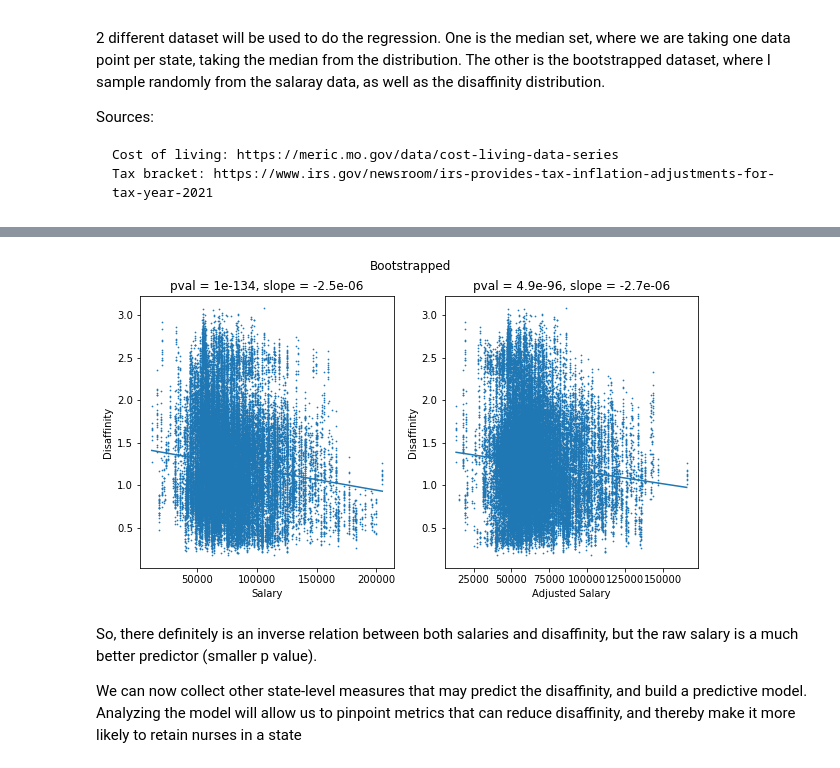
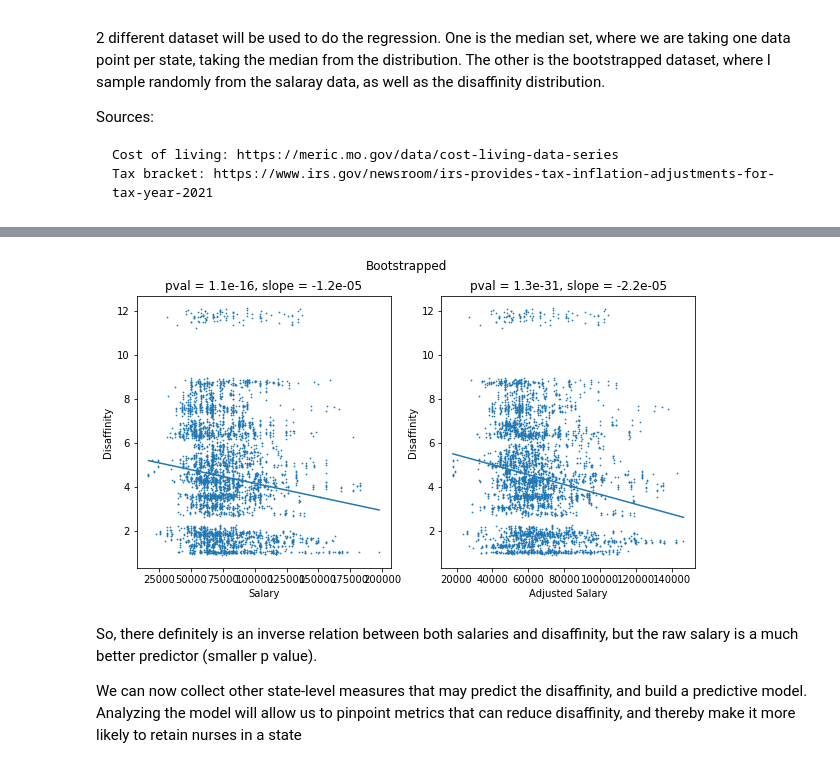
Before and after one commit to tk0802kim/Analysis-of-Nursing-Data, a Jupyter notebook: nursing_analysis.ipynb, the cells around one changed output, grey strips where cells are left out. Drawn from its saved outputs; the diff is of its cells as text; code cells hidden in the pictures.

```diff
--- a/nursing_analysis.ipynb
+++ b/nursing_analysis.ipynb
@@ -944,9 +979,9 @@ We can see that once a nurse starts their career in a state, there is only aroun
 What factors might affect the first state of practice that nurse choose? One factor may be the state in which they graduated.
 # %%
 st_list =df_2018['ED_NDLOC_ST_PUF'].unique()
-df_gfc = pd.DataFrame(data={'grad':[df_2018.loc[lambda df:(df['ED_NDLOC_ST_PUF']==st),'RKRNWGTA'].sum() for st in st_list],
-                       'first':[df_2018.loc[lambda df:(df['ED_FRN_ST_PUF']==st),'RKRNWGTA'].sum() for st in st_list],
-                       'current':[df_2018.loc[lambda df:(df['PN_LOC_ST_PUF']==st),'RKRNWGTA'].sum() for st in st_list]},
+df_gfc = pd.DataFrame(data={'grad': [df_2018.loc[lambda df:(df['ED_NDLOC_ST_PUF'] == st)&(df['ED_FRN_YR_PUF']>=2013), 'RKRNWGTA'].sum() for st in st_list],
+                        'first': [df_2018.loc[lambda df:(df['ED_FRN_ST_PUF'] == st)&(df['ED_FRN_YR_PUF']>=2013), 'RKRNWGTA'].sum() for st in st_list],
+                        'current': [df_2018.loc[lambda df:(df['PN_LOC_ST_PUF'] == st)&(df['ED_FRN_YR_PUF']>=2013), 'RKRNWGTA'].sum() for st in st_list]},
                       index=st_list)
 df_gfc.drop(index='.L',inplace=True)
 
@@ -960,7 +995,7 @@ hm_gf_raw = np.zeros(shape=(df_gfc.shape[0],df_gfc.shape[0]),dtype=int) #y,x
 for gsi,gs in enumerate(graduated_state_axis):
     for fsi,fs in enumerate(graduated_state_axis):  #enumerate over gsa so x and y axis will have the same order
         try:
-            hm_gf_raw[gsi][fsi] =df_2018.loc[lambda df:(df['ED_NDLOC_ST_PUF']==gs)&(df['ED_FRN_ST_PUF']==fs),'RKRNWGTA'].sum()
+            hm_gf_raw[gsi][fsi] = df_2018.loc[lambda df:(df['ED_NDLOC_ST_PUF'] == gs)&(df['ED_FRN_ST_PUF'] == fs)&(df['ED_FRN_YR_PUF']>=2013), 'RKRNWGTA'].sum()
         except:
             pass
 
@@ -1289,5 +1333,5 @@ with open("state_desirability_no_weight.dill","wb") as f:
 # %%
-with open("state_desirability_no_weight.dill","rb") as f:
+with open("state_desirability_2009onwards.dill", "rb") as f:
     p_list = dill.load(f)
 
 forest_list = []
@@ -1578,46 +1632,55 @@ WV: 53135    WI: 66264    WY: 50334
 # %%
 """ bootstrapping """
-n_sample = 1000
-boot = np.zeros(shape=[len(graduated_state_axis)*1000,3]) #[p drawn from p_list,salary drawn from adjusted]
+n_sample = 100
+# [p drawn from p_list,salary drawn from adjusted]
+boot = np.zeros(shape=[len(graduated_state_axis)*n_sample, 3])
 
-counter=0
-for i, st in enumerate(graduated_state_axis):
+counter = 0
+for i, st in tqdm(enumerate(graduated_state_axis)):
     if st in region:
-        salary=[]
+        salary = []
         for s in region[st]:
             salary.extend(paydata_clean[s])
     else:
         salary = paydata_clean[st]
-    #remove outliers from p
-    DA_vals = p_list[i][st]
-    mad = stats.median_abs_deviation(DA_vals,scale='normal')
+    # remove outliers from p
+    for p_set in p_list:
+        if st == p_set.varnames[1]:
+            DA_vals = p_set[st]
+            break
+    mad = stats.median_abs_deviation(DA_vals, scale='normal')
     med_p = np.median(DA_vals)
-    clean_p = [val for val in DA_vals if abs(val-med_p)<3*mad]
-    #clean_p = p_list[i].p
+    clean_p = [val for val in DA_vals if abs(val-med_p) < 3*mad]
+    # clean_p = p_list[i].p
     for ii in range(n_sample):
-        boot[counter,0] = np.random.choice(clean_p)
-        boot[counter,1] = np.random.choice(salary)
-        boot[counter,2] = 100*tax_bracket([boot[counter,1]])/np.mean([col_df.loc[s,'Index'] for s in r2slist(st)])
-        counter+=1
+        boot[counter, 0] = np.random.choice(clean_p)
+        boot[counter, 1] = np.random.choice(salary)
+        boot[counter, 2] = 100*tax_bracket([boot[counter, 1]])/np.mean(
+            [col_df.loc[s, 'Index'] for s in r2slist(st)])
+        counter += 1
 
 
-z = [stats.linregress(boot[:,1],boot[:,0]),stats.linregress(boot[:,2],boot[:,0])]
-xp =[np.linspace(min(boot[:,1]),max(boot[:,1]),10000),np.linspace(min(boot[:,2]),max(boot[:,2]),10000)]
+z = [stats.linregress(boot[:, 1], boot[:, 0]),
+                      stats.linregress(boot[:, 2], boot[:, 0])]
+xp = [np.linspace(min(boot[:, 1]), max(boot[:, 1]), 10000),
+                  np.linspace(min(boot[:, 2]), max(boot[:, 2]), 10000)]
 yp = [z[i].slope*xp[i]+z[i].intercept for i in range(2)]
 
-xlim = [(50000,120000),(400,800)]
-xlabels = ['Salary', 'Adjusted Salary' ]
-fig, ax = plt.subplots(1,2,figsize=(10,5))
+xlim = [(50000, 120000), (400, 800)]
+xlabels = ['Salary', 'Adjusted Salary']
+fig, ax = plt.subplots(1, 2, figsize=(10, 5))
 for i in range(2):
-    ax[i].scatter(boot[:,i+1],boot[:,0],s=0.5)
-    sns.lineplot(x=xp[i],y=yp[i],ax=ax[i])
-    ax[i].set_title('pval = {:.2}, slope = {:.2}'.format(z[i].pvalue,z[i].slope))
+    ax[i].scatter(boot[:, i+1], boot[:, 0], s=0.5)
+    sns.lineplot(x=xp[i], y=yp[i], ax=ax[i])
+    ax[i].set_title('pval = {:.2}, slope = {:.2}'.format(
+        z[i].pvalue, z[i].slope))
     ax[i].set_xlabel(xlabels[i])
     ax[i].set_ylabel('Disaffinity')
+    # ax[i].set_xlim(xlim[i])
 fig.suptitle('Bootstrapped')
 plt.show()
 # %% [output]
-[figure, old version]
+[figure, new version]
 # %% [markdown]
 So, there definitely is an inverse relation between both salaries and disaffinity, but the raw salary is a much better predictor (smaller p value).
 
```
Also changed, not shown: parts of 29 cells of this notebook, 2 other files.
